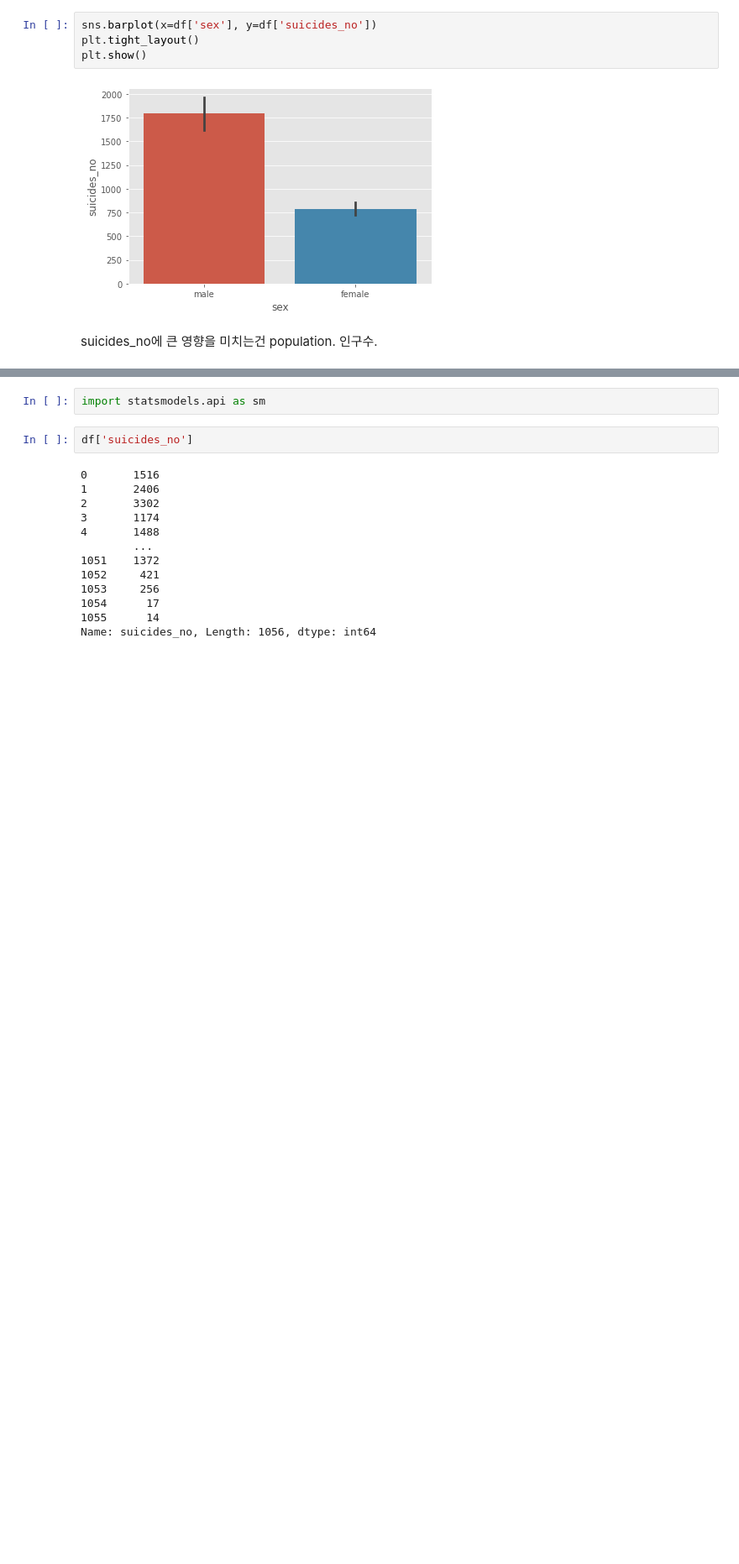
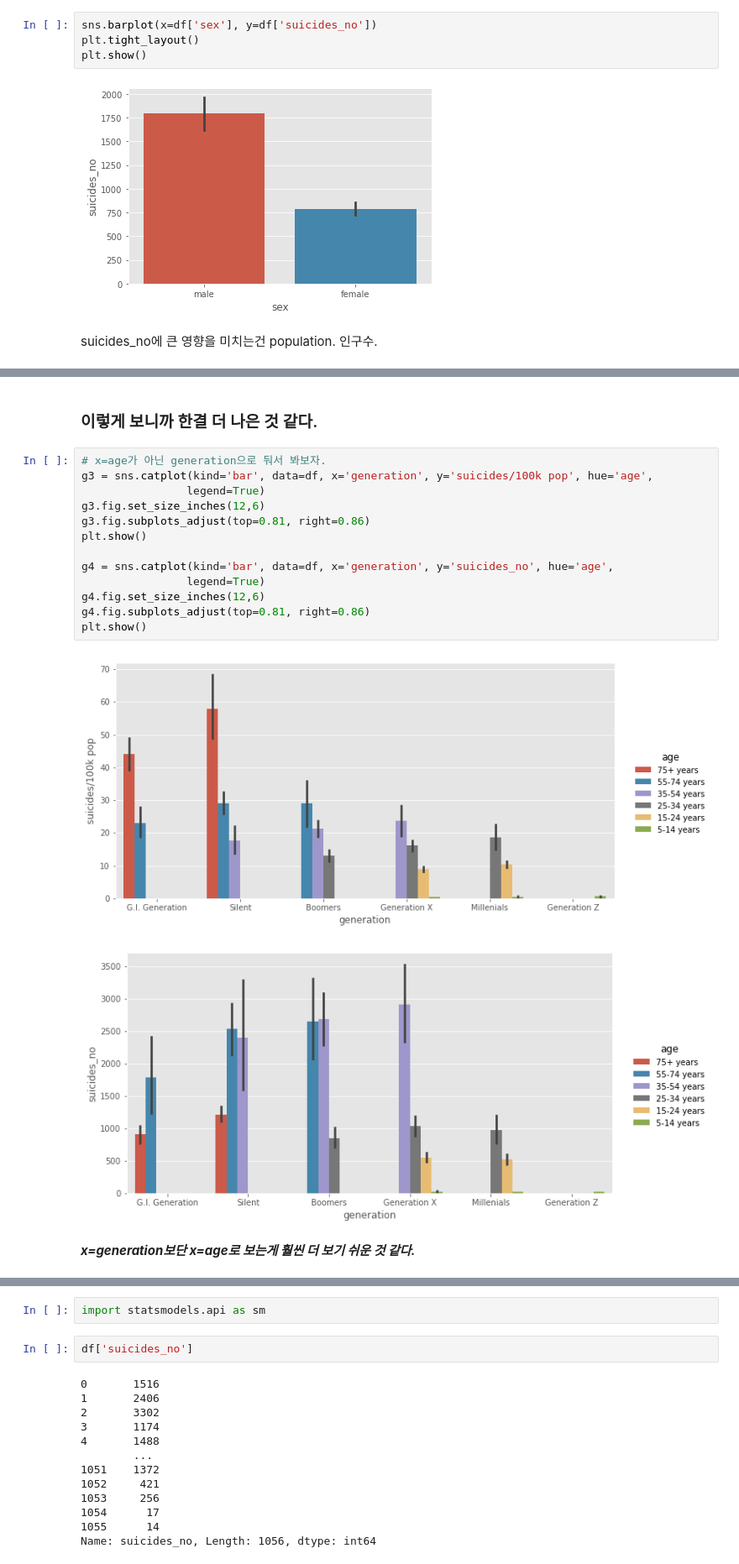
Before and after one commit to skdbsxir/DS-Studying, a Jupyter notebook: [Self Project]/X001-3. Suicides Rates Overview.ipynb, the cells around one changed output, grey strips where cells are left out. Shown: that part at 84% size. Saved outputs shown, nothing was run; the diff lists cells and outputs as text; blank space fills up the shorter version.

```diff
--- a/[Self Project]/X001-3. Suicides Rates Overview.ipynb
+++ b/[Self Project]/X001-3. Suicides Rates Overview.ipynb
@@ -364,0 +396,20 @@ plt.show()
+# %% [markdown]
+### 이렇게 보니까 한결 더 나은 것 같다.
+# %%
+# x=age가 아닌 generation으로 둬서 봐보자.
+g3 = sns.catplot(kind='bar', data=df, x='generation', y='suicides/100k pop', hue='age',
+                legend=True)
+g3.fig.set_size_inches(12,6)
+g3.fig.subplots_adjust(top=0.81, right=0.86)
+plt.show()
+
+g4 = sns.catplot(kind='bar', data=df, x='generation', y='suicides_no', hue='age',
+                legend=True)
+g4.fig.set_size_inches(12,6)
+g4.fig.subplots_adjust(top=0.81, right=0.86)
+plt.show()
+# %% [output]
+[figure, added]
+[figure, added]
+# %% [markdown]
+***x=generation보단 x=age로 보는게 훨씬 더 보기 쉬운 것 같다.***
```
Also changed, not shown: parts of 5 cells of this notebook.
